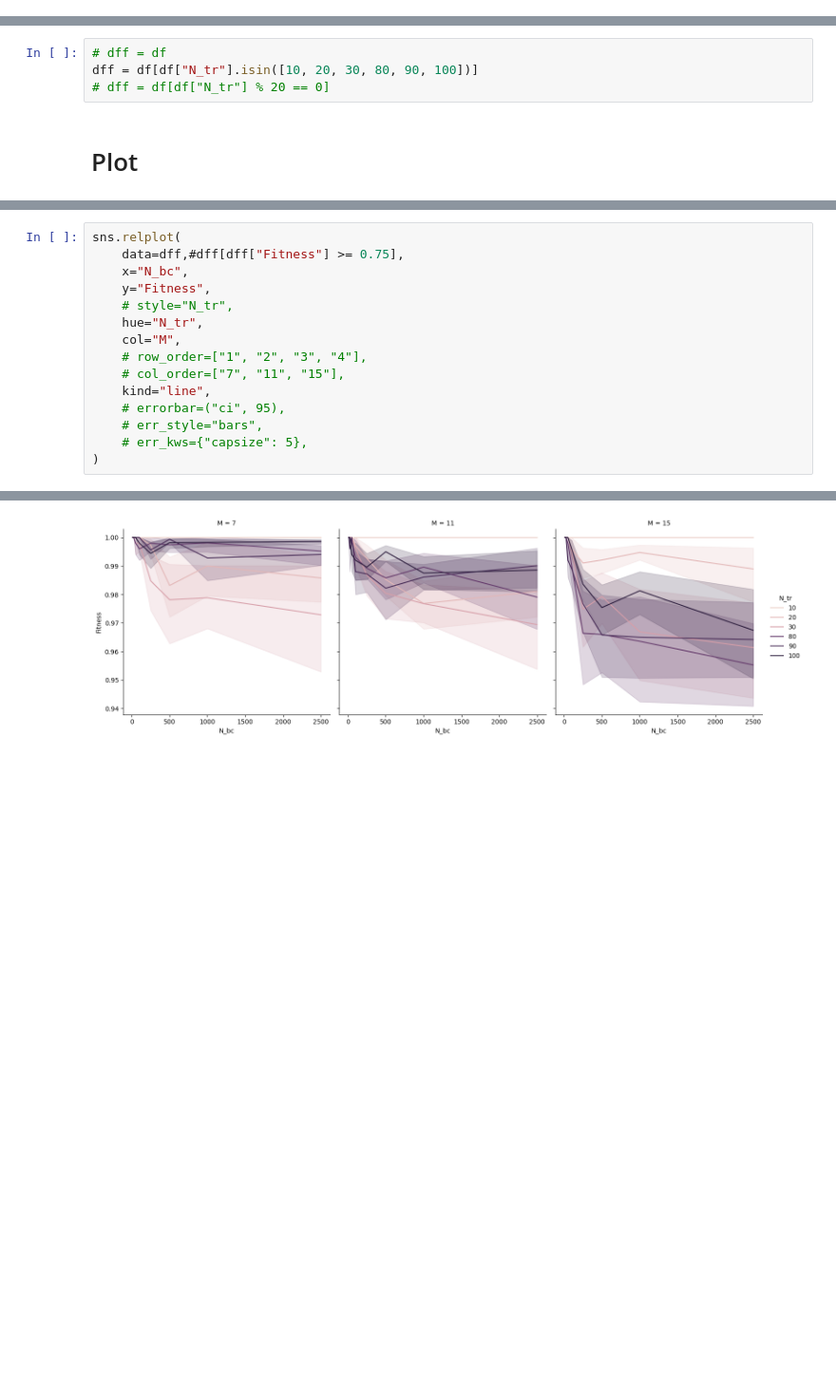
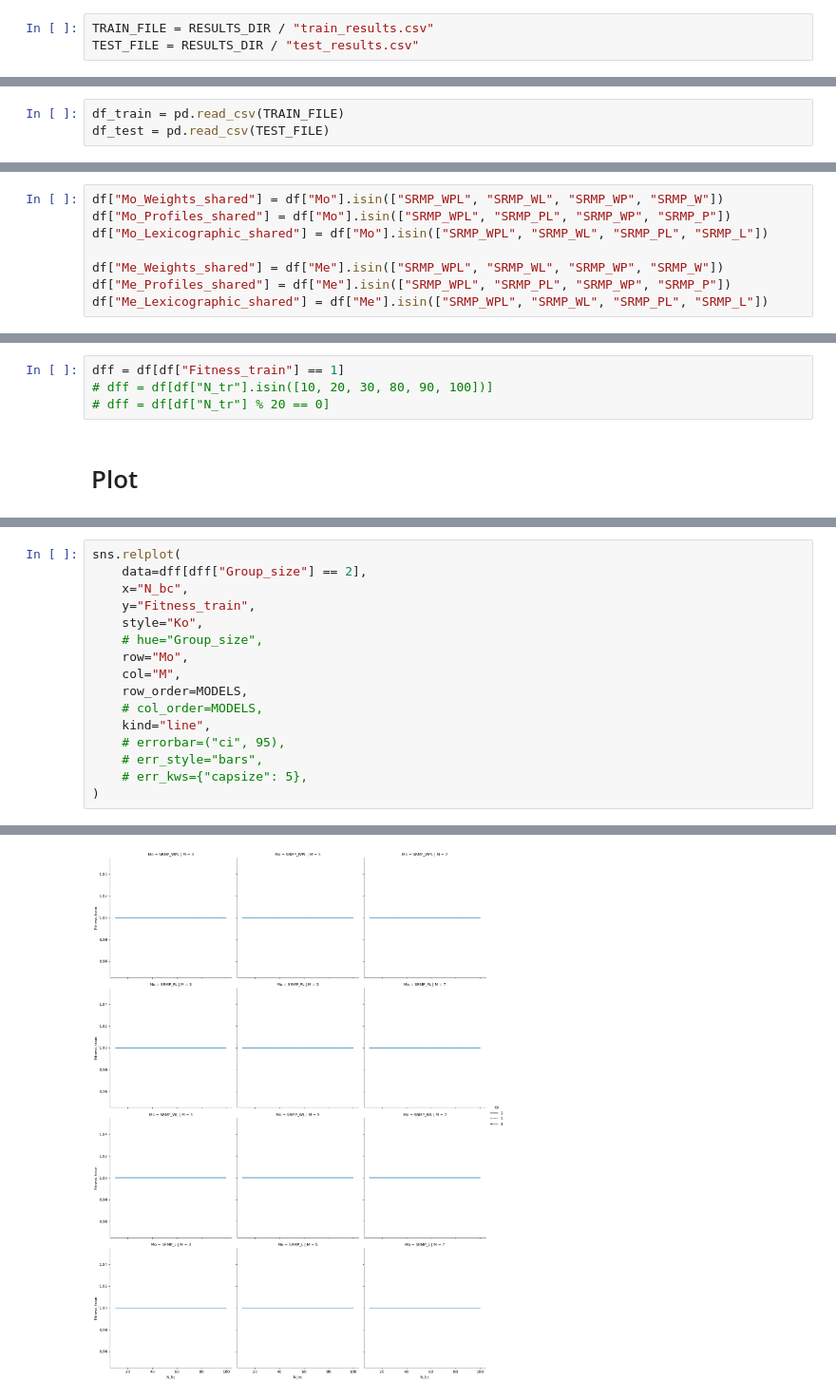
Before and after one commit to yjourdin/these, a Jupyter notebook: plot_results.ipynb, the cells around one changed output, grey strips where cells are left out. Shown at 95% size. Cells and saved outputs as stored; diff of their text form; blank space fills up the shorter version.

```diff
--- a/plot_results.ipynb
+++ b/plot_results.ipynb
@@ -10 +28,4 @@ FILE = "results/test_drop3/train_results.csv"
+# %%
+TRAIN_FILE = RESULTS_DIR / "train_results.csv"
+TEST_FILE = RESULTS_DIR / "test_results.csv"
 # %% [markdown]
@@ -14,0 +33,3 @@ df
+# %%
+df_train = pd.read_csv(TRAIN_FILE)
+df_test = pd.read_csv(TEST_FILE)
@@ -15,8 +79,16 @@ df
+# %%
+df["Mo_Weights_shared"] = df["Mo"].isin(["SRMP_WPL", "SRMP_WL", "SRMP_WP", "SRMP_W"])
+df["Mo_Profiles_shared"] = df["Mo"].isin(["SRMP_WPL", "SRMP_PL", "SRMP_WP", "SRMP_P"])
+df["Mo_Lexicographic_shared"] = df["Mo"].isin(["SRMP_WPL", "SRMP_WL", "SRMP_PL", "SRMP_L"])
+
+df["Me_Weights_shared"] = df["Me"].isin(["SRMP_WPL", "SRMP_WL", "SRMP_WP", "SRMP_W"])
+df["Me_Profiles_shared"] = df["Me"].isin(["SRMP_WPL", "SRMP_PL", "SRMP_WP", "SRMP_P"])
+df["Me_Lexicographic_shared"] = df["Me"].isin(["SRMP_WPL", "SRMP_WL", "SRMP_PL", "SRMP_L"])
 # %% [markdown]
 # Filter
 # %%
-# dff = df
-dff = df[df["N_tr"].isin([10, 20, 30, 80, 90, 100])]
+dff = df[df["Fitness_train"] == 1]
+# dff = df[df["N_tr"].isin([10, 20, 30, 80, 90, 100])]
 # dff = df[df["N_tr"] % 20 == 0]
 # %% [markdown]
 # Plot
@@ -23,18 +298,19 @@ dff = df[df["N_tr"].isin([10, 20, 30, 80, 90, 100])]
 # %%
 sns.relplot(
-    data=dff,#dff[dff["Fitness"] >= 0.75],
+    data=dff[dff["Group_size"] == 2],
     x="N_bc",
-    y="Fitness",
-    # style="N_tr",
-    hue="N_tr",
+    y="Fitness_train",
+    style="Ko",
+    # hue="Group_size",
+    row="Mo",
     col="M",
-    # row_order=["1", "2", "3", "4"],
-    # col_order=["7", "11", "15"],
+    row_order=MODELS,
+    # col_order=MODELS,
     kind="line",
     # errorbar=("ci", 95),
     # err_style="bars",
     # err_kws={"capsize": 5},
 )
 # %% [output]
 <seaborn.axisgrid.FacetGrid at 0x...>
-[figure, old version]
+[figure, new version]
```
Also changed, not shown: parts of 46 cells of this notebook, 2 other files.
